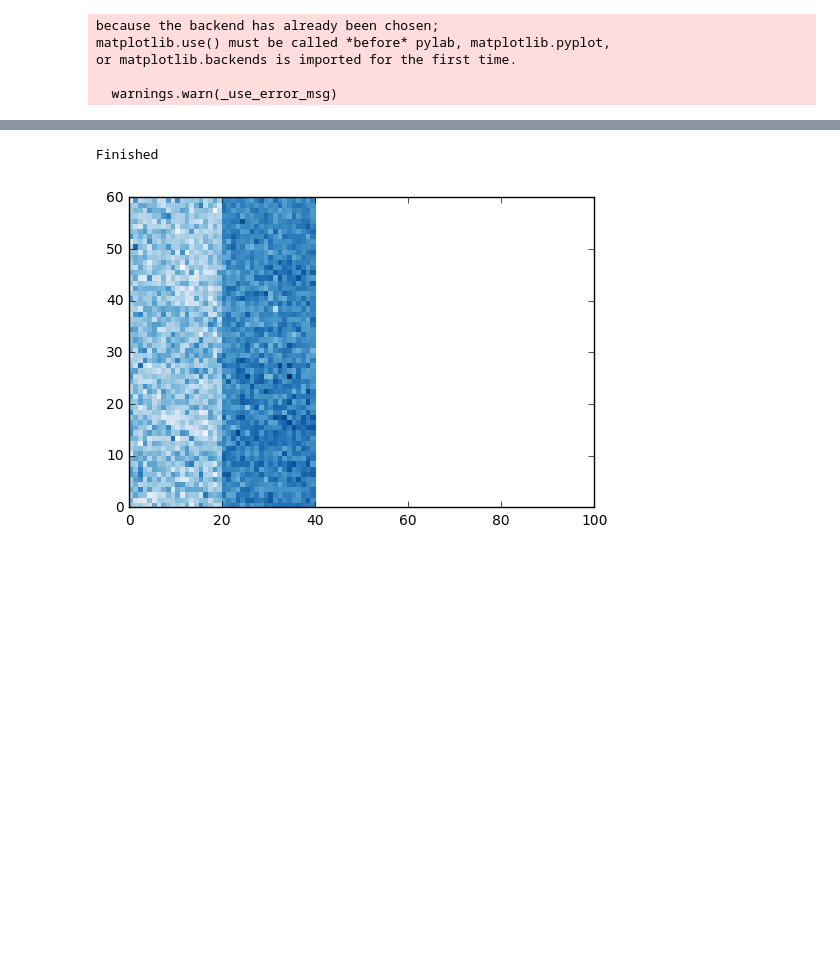
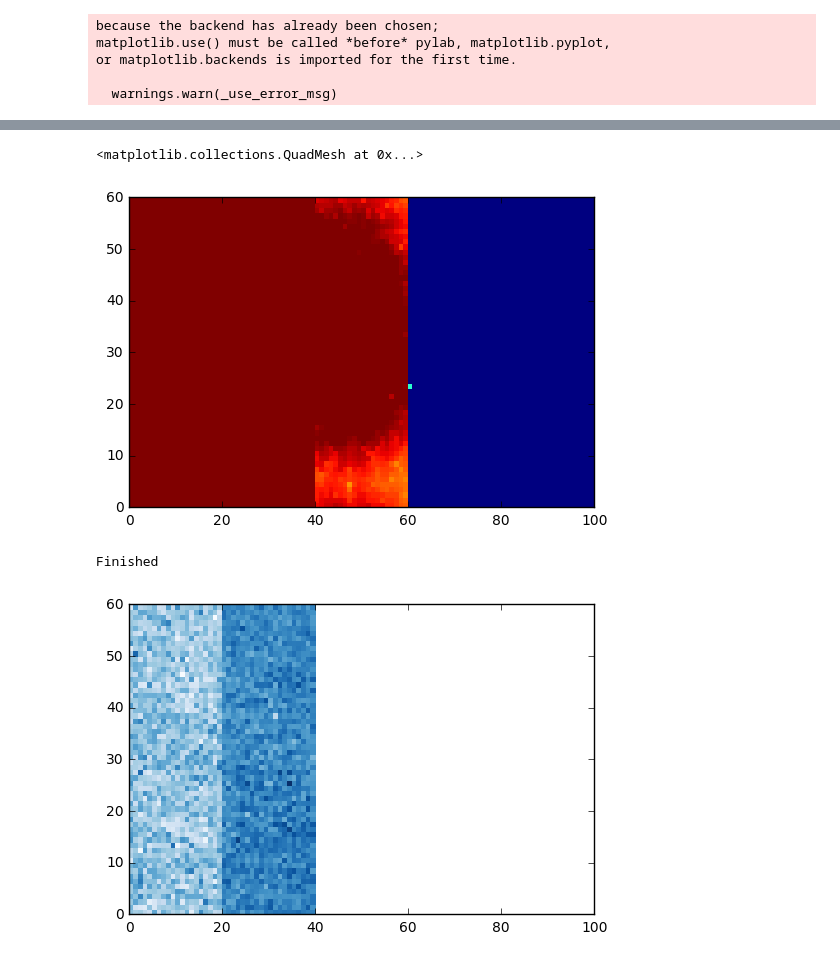
Before and after one commit to Wheele9/Petrdish-simulation, a Jupyter notebook: PetriDish.ipynb, the cells around one changed output, grey strips where cells are left out. Saved outputs shown, nothing was run; the diff lists cells and outputs as text; code cells hidden in the pictures; blank space fills up the shorter version.

```diff
--- a/PetriDish.ipynb
+++ b/PetriDish.ipynb
@@ -42,16 +42,17 @@ class bacteria():
         ##Base attributes
         self.dish=petriDish
         self.shape= self.dish.concentrationMap.shape
+
+        self.bacteriaMap = np.zeros(self.shape)
         self.ageMap = np.zeros(self.shape)
-        self.bacteriaMap = np.zeros(self.shape)
-
         self.bacteriaMap[:,0] = parent_strength
-
+        self.ageMap[:,0] = 1
 
         ##Attributes for evolving
         self.mu=1
         self.sigma=0.08
         self.generation=0
+        self.liveBacMask=np.zeros(self.shape)
 
 
         ##Attributes for pretty plotting
@@ -126,14 +127,24 @@ class bacteria():
         mutationMap = np.random.normal(self.mu, self.sigma, self.shape)
         self.bacteriaMap = self.bacteriaMap * mutationMap
         self.generation+=1
+        self.age()
 
     def age(self):
 
-        newMap  = np.empty_like (self.ageMap)
-        newMap[:] = self.ageMap
+        #newMap  = np.empty_like (self.ageMap)
+        #newMap[:] = self.ageMap
         for (x,y), element in np.ndenumerate(self.ageMap):
-            if self.ageMap[x,y] < 100 and self.ageMap[x,y] != 0:
+            if  self.bacteriaMap[x,y] != 0:
                 self.ageMap[x,y] += 1
+
+        deathMask=np.zeros(self.shape)
+        deathMask[self.ageMap>0]   = 1   # at occupied square bacs should evolve
+        deathMask[self.ageMap<100] = 1   # at old square bacs sould not ev
+
+        ### 1 where there's a living bacteria
+        self.liveBacMask=deathMask
+
+
 
     def onlineSpreading(self, steps=100):
 
@@ -160,3 +173,8 @@ eColi=bacteria(petriD, 0.2)
+# %%
+plt.pcolormesh(eColi.ageMap)
+# %% [output]
+<matplotlib.collections.QuadMesh at 0x...>
+[figure, added]
 # %%
 # while True:
 simulStep=200
```
Also changed, not shown: parts of 1 cell of this notebook.
